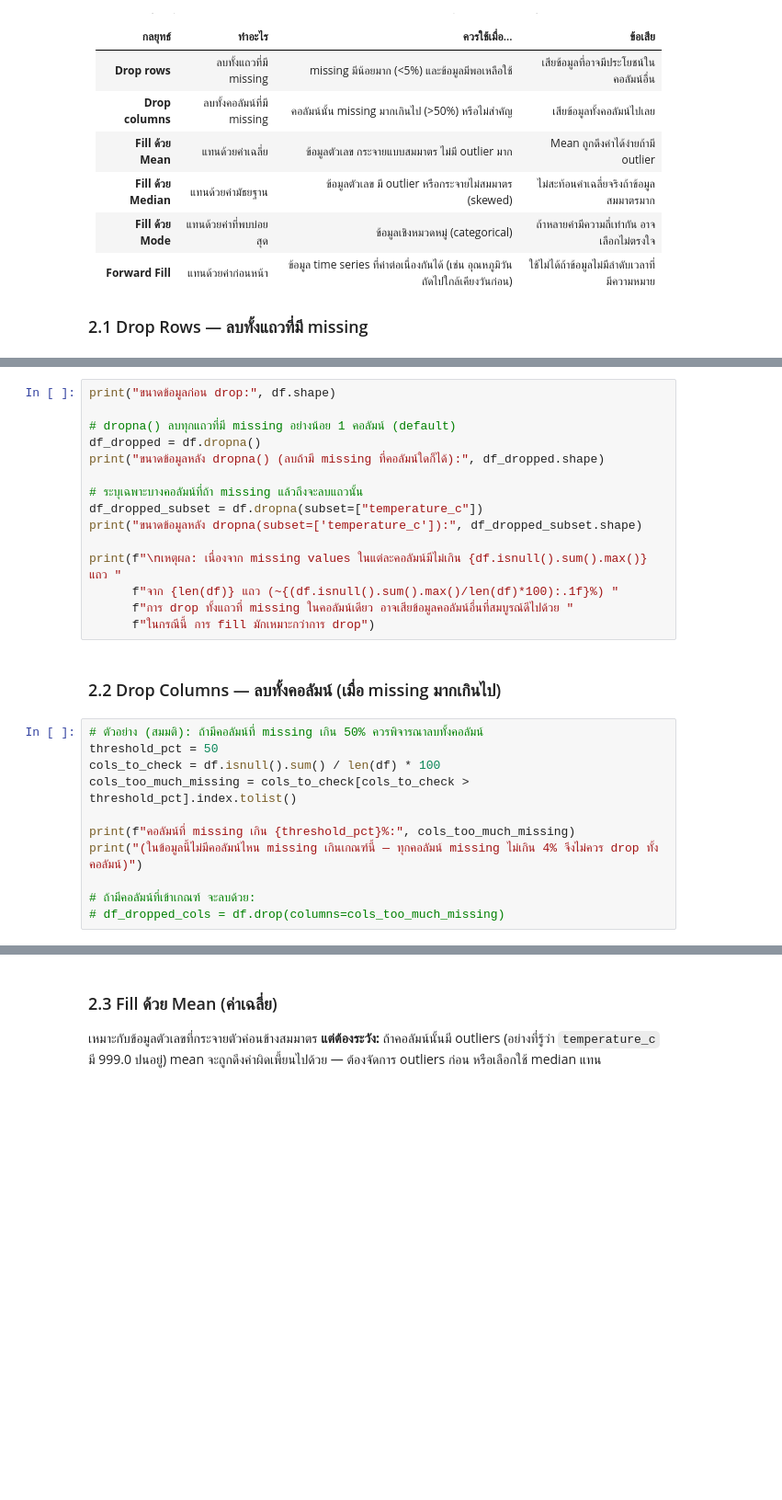
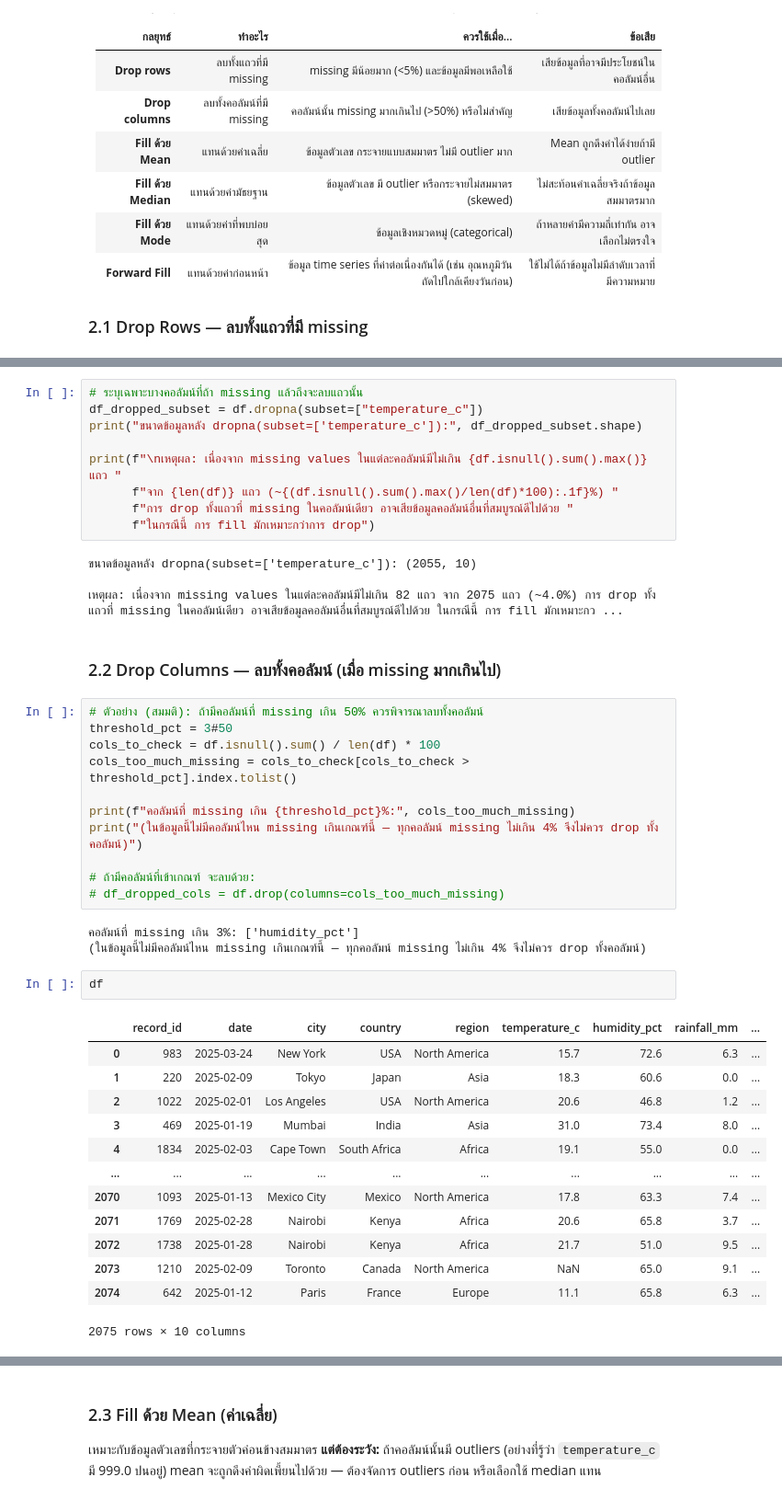
Before and after one commit to PitchayaW/SC-612-104-Essential-Data-Science, a Jupyter notebook: Module-A-Notebooks/SC612104_Session10_Data_Cleaning.ipynb, the cells around one changed output, grey strips where cells are left out. Shown at 92% size. Drawn from its saved outputs; the diff is of its cells as text; blank space fills up the shorter version.

```diff
--- a/Module-A-Notebooks/SC612104_Session10_Data_Cleaning.ipynb
+++ b/Module-A-Notebooks/SC612104_Session10_Data_Cleaning.ipynb
@@ -177,10 +316,4 @@ print(missing_by_city.sum(axis=1).sort_values(ascending=False).head(10))
 # %%
-print("ขนาดข้อมูลก่อน drop:", df.shape)
-
-# dropna() ลบทุกแถวที่มี missing อย่างน้อย 1 คอลัมน์ (default)
-df_dropped = df.dropna()
-print("ขนาดข้อมูลหลัง dropna() (ลบถ้ามี missing ที่คอลัมน์ใดก็ได้):", df_dropped.shape)
-
 # ระบุเฉพาะบางคอลัมน์ที่ถ้า missing แล้วถึงจะลบแถวนั้น
 df_dropped_subset = df.dropna(subset=["temperature_c"])
 print("ขนาดข้อมูลหลัง dropna(subset=['temperature_c']):", df_dropped_subset.shape)
@@ -189,11 +322,15 @@ print(f"\nเหตุผล: เนื่องจาก missing values ใน
       f"จาก {len(df)} แถว (~{(df.isnull().sum().max()/len(df)*100):.1f}%) "
       f"การ drop ทั้งแถวที่ missing ในคอลัมน์เดียว อาจเสียข้อมูลคอลัมน์อื่นที่สมบูรณ์ดีไปด้วย "
       f"ในกรณีนี้ การ fill มักเหมาะกว่าการ drop")
+# %% [output]
+ขนาดข้อมูลหลัง dropna(subset=['temperature_c']): (2055, 10)
+
+เหตุผล: เนื่องจาก missing values ในแต่ละคอลัมน์มีไม่เกิน 82 แถว จาก 2075 แถว (~4.0%) การ drop ทั้งแถวที่ missing ในคอลัมน์เดียว อาจเสียข้อมูลคอลัมน์อื่นที่สมบูรณ์ดีไปด้วย ในกรณีนี้ การ fill มักเหมาะกว ...
 # %% [markdown]
 ### 2.2 Drop Columns — ลบทั้งคอลัมน์ (เมื่อ missing มากเกินไป)
 # %%
 # ตัวอย่าง (สมมติ): ถ้ามีคอลัมน์ที่ missing เกิน 50% ควรพิจารณาลบทั้งคอลัมน์
-threshold_pct = 50
+threshold_pct = 3#50
 cols_to_check = df.isnull().sum() / len(df) * 100
 cols_too_much_missing = cols_to_check[cols_to_check > threshold_pct].index.tolist()
 
@@ -202,3 +339,22 @@ print("(ในข้อมูลนี้ไม่มีคอลัมน์ไ
 
 # ถ้ามีคอลัมน์ที่เข้าเกณฑ์ จะลบด้วย:
 # df_dropped_cols = df.drop(columns=cols_too_much_missing)
+# %% [output]
+คอลัมน์ที่ missing เกิน 3%: ['humidity_pct']
+(ในข้อมูลนี้ไม่มีคอลัมน์ไหน missing เกินเกณฑ์นี้ — ทุกคอลัมน์ missing ไม่เกิน 4% จึงไม่ควร drop ทั้งคอลัมน์)
+# %%
+df
+# %% [output]
+|  | record_id | date | city | country | region | temperature_c | humidity_pct | rainfall_mm | ... |
+| 0 | 983 | 2025-03-24 | New York | USA | North America | 15.7 | 72.6 | 6.3 | ... |
+| 1 | 220 | 2025-02-09 | Tokyo | Japan | Asia | 18.3 | 60.6 | 0.0 | ... |
+| 2 | 1022 | 2025-02-01 | Los Angeles | USA | North America | 20.6 | 46.8 | 1.2 | ... |
+| 3 | 469 | 2025-01-19 | Mumbai | India | Asia | 31.0 | 73.4 | 8.0 | ... |
+| 4 | 1834 | 2025-02-03 | Cape Town | South Africa | Africa | 19.1 | 55.0 | 0.0 | ... |
+| ... | ... | ... | ... | ... | ... | ... | ... | ... | ... |
+| 2070 | 1093 | 2025-01-13 | Mexico City | Mexico | North America | 17.8 | 63.3 | 7.4 | ... |
+| 2071 | 1769 | 2025-02-28 | Nairobi | Kenya | Africa | 20.6 | 65.8 | 3.7 | ... |
+| 2072 | 1738 | 2025-01-28 | Nairobi | Kenya | Africa | 21.7 | 51.0 | 9.5 | ... |
+| 2073 | 1210 | 2025-02-09 | Toronto | Canada | North America | NaN | 65.0 | 9.1 | ... |
+| 2074 | 642 | 2025-01-12 | Paris | France | Europe | 11.1 | 65.8 | 6.3 | ... |
+2075 rows × 10 columns
```
Also changed, not shown: parts of 15 cells of this notebook.
